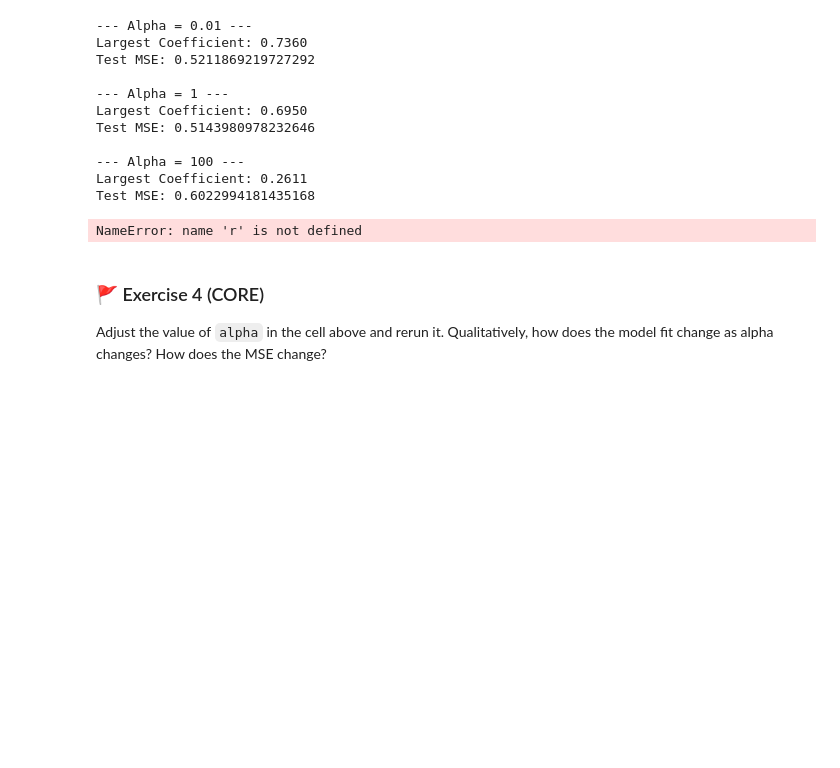
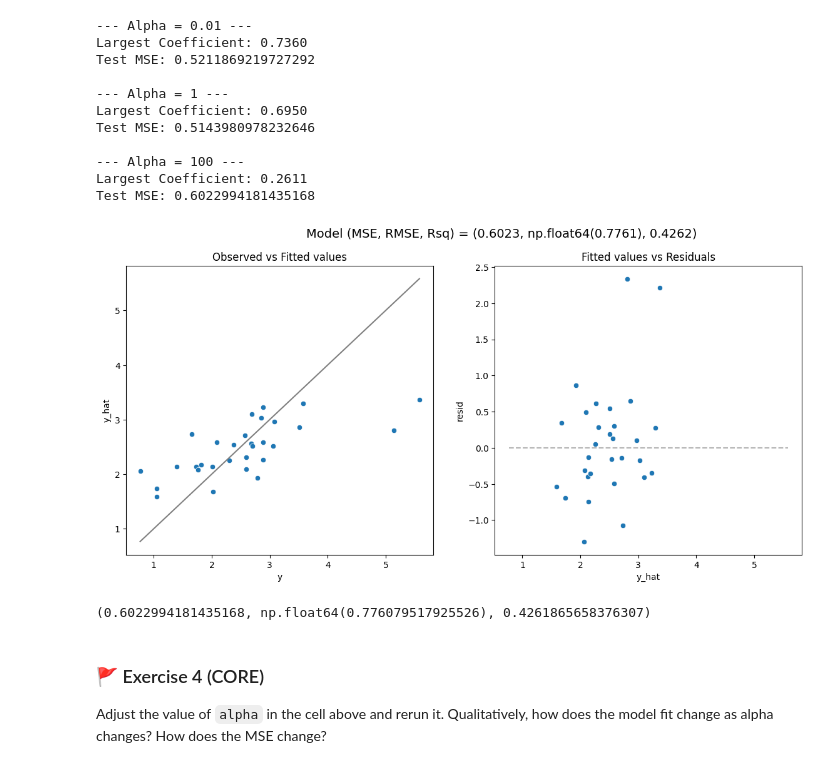
Before and after one commit to zici021129/MLP_2026_week05, a Jupyter notebook: mlp_week05.ipynb, the cells around one changed output. Cells and saved outputs as stored; diff of their text form; code cells hidden in the pictures; blank space fills up the shorter version.

```diff
--- a/mlp_week05.ipynb
+++ b/mlp_week05.ipynb
@@ -379,9 +379,19 @@ Test MSE: 0.5143980978232646
 Largest Coefficient: 0.2611
 Test MSE: 0.6022994181435168
 # %%
-w_dr_r = get_coefs(r, plot=True, figsize=(6,6), figtitle="Ridge Regression (alpha="+str(alpha_val)+")", intercept=False)
+# Selected alpha value
+alpha_val = 100
+
+# Ridge pipeline
+r = make_pipeline(
+    preprocessor,
+    Ridge(alpha = alpha_val)
+).fit(X_train, y_train)
+
+model_fit(r, X_test, y_test, plot = True)
 # %% [output]
+[figure, added]
-NameError: name 'r' is not defined
+(0.6022994181435168, np.float64(0.776079517925526), 0.4261865658376307)
 # %% [markdown]
 ### 🚩 Exercise 4 (CORE)
 
```
